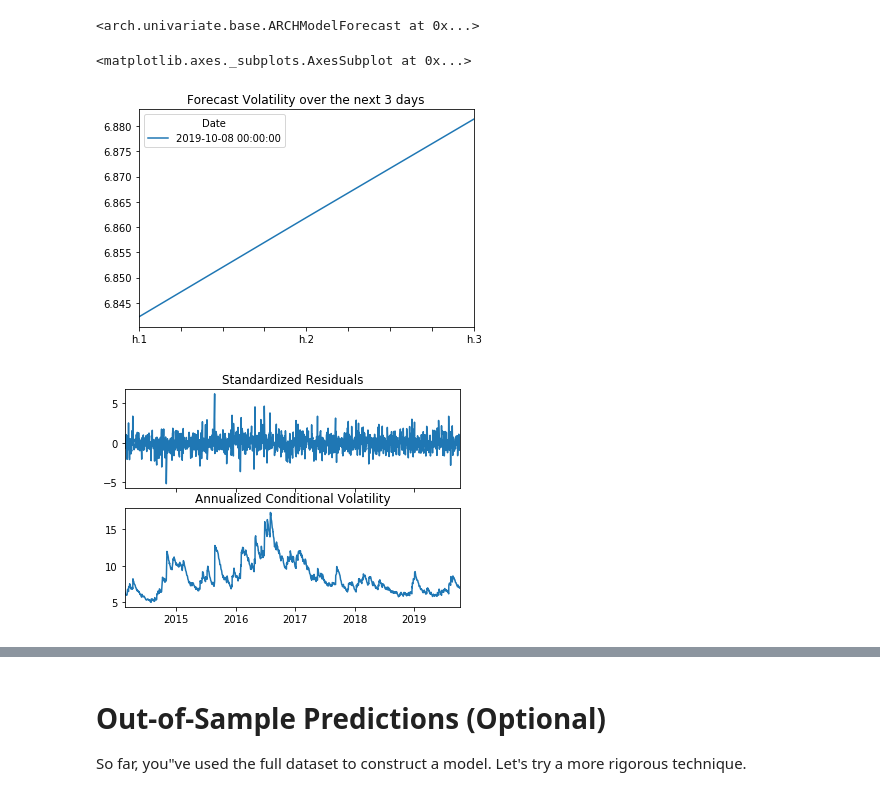
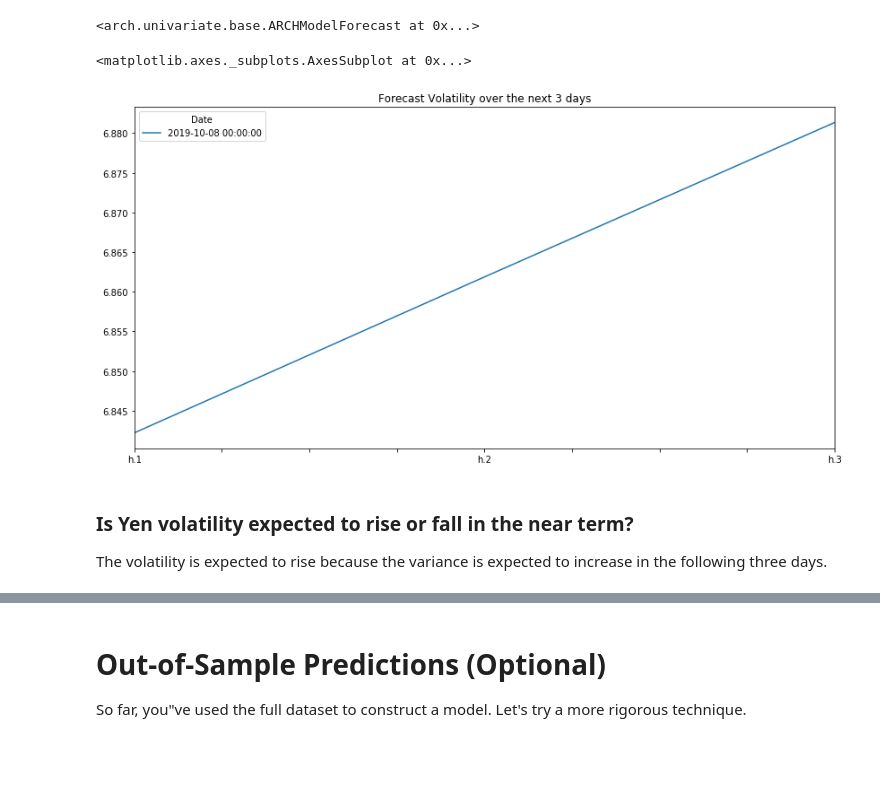
Before and after one commit to RCantu92/jpy_time_series_analysis, a Jupyter notebook: Starter_Code/time_series_analysis.ipynb, the cells around one changed output, grey strips where cells are left out. Cells and saved outputs as stored; diff of their text form; code cells hidden in the pictures; blank space fills up the shorter version.

```diff
--- a/Starter_Code/time_series_analysis.ipynb
+++ b/Starter_Code/time_series_analysis.ipynb
@@ -527,15 +560,15 @@ forecasts
 # %%
 # Plot the annualized volatility forecast using pd.plot():
 # (Make sure to use dropna() on the forecasts before plotting):
 # (There are 252 trading days in a year)
 # Note: each column in forecasts.variance represents one day ahead:
 plot_title = f"Forecast Volatility over the next {forecast_horizon} days"
 model_forecasts = np.sqrt(forecasts.variance.dropna() * 252)
-model_forecasts.dropna().T.plot(title=plot_title)
+model_forecasts.dropna().T.plot(figsize=(14,7),title=plot_title)
 # %% [output]
 <matplotlib.axes._subplots.AxesSubplot at 0x...>
-[figure, old version]
+[figure, new version]
-# %%
-fig = res.plot(annualize='D')
-# %% [output]
-[figure, removed]
+# %% [markdown]
+### Is Yen volatility expected to rise or fall in the near term?
+
+The volatility is expected to rise because the variance is expected to increase in the following three days.
```
Also changed, not shown: parts of 15 cells of this notebook.
